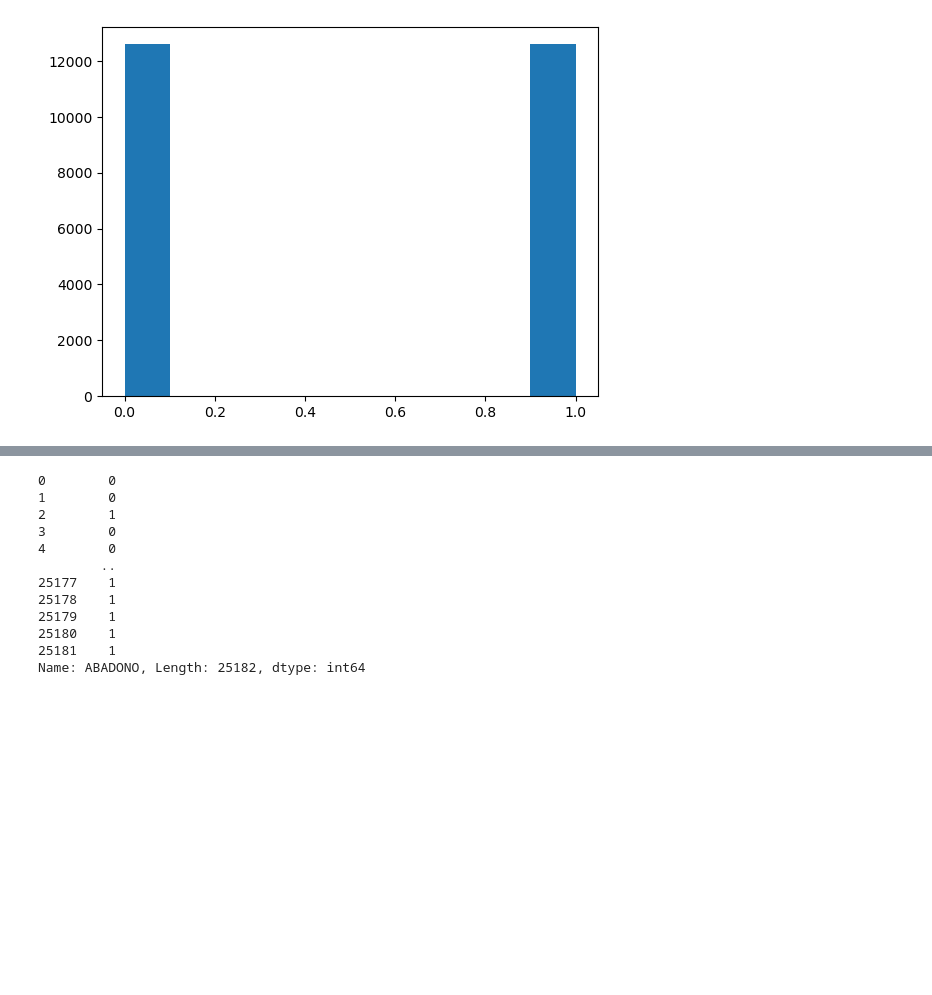
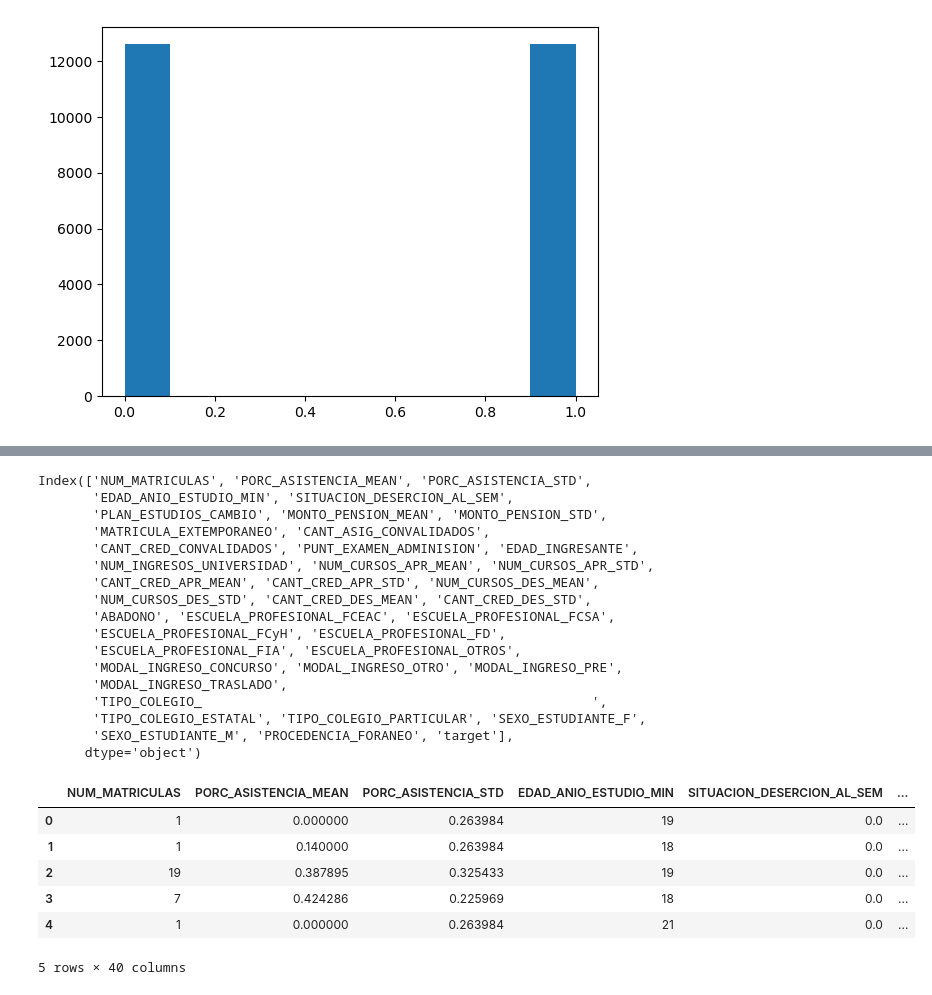
Before and after one commit to johnkbarrera/university-dropout, a Jupyter notebook: pre_processing.ipynb, the cells around one changed output, grey strips where cells are left out. Drawn from its saved outputs; the diff is of its cells as text; code cells hidden in the pictures; blank space fills up the shorter version.

```diff
--- a/pre_processing.ipynb
+++ b/pre_processing.ipynb
@@ -346,3 +291,28 @@ del data['DEPARTAMENTO_NACIMIENTO']
+# %%
+
+def definir_modalidad_ingreso(x):
+# {'                                                  ',
+#  'ADJUDICACIONES',
+#  'ALUMNO LIBRE',
+#  'MOVILIDAD EXTERNA',
+#  'PERSONAS EN CONDICIÓN DE DISCAPACIDAD',
+#  'TERCIO SUPERIOR DE MERITO ACADÉMICO DE COLEGIOS DE',
+#  'TITULADOS DE INSTITUTOS SUPERIORES',
+#  'sin especificar'}
+
+  if x in ['CONCURSO DE ADMISIÓN PARA ESTUDIANTES 5TO SECUNDAR', 'CONCURSO ORDINARIO DE ADMISIÓN ',
+           'DEPORTISTAS DESTACADOS','GRADUADOS O TITULADOS UNIVERSITARIOS', 'COLEGIOS DE ALTO RENDIMIENTO ACADEMICO',
+           'PRIMEROS PUESTOS DE EDUCACIÓN SECUNDARIA DE CUSCO',]:
+    return 'CONCURSO'
+  elif x in ['CICLO DE NIVELACION', 'CICLO PRE UNIVERSITARIO EXTRAORDINARIO', 'CICLO PRE UNIVERSITARIO ORDINARIO']:
+    return 'TRASLADO'
+  elif x in ['TRASLADOS EXTERNOS', 'TRASLADOS INTERNOS', 'TRASLADOS INTERNOS EN FACULTAD', 'MOVILIDAD EXTERNA']:
+    return 'PRE'
+  else:
+    return 'OTRO'
+
+
+data['MODAL_INGRESO'] = data['MODAL_INGRESO'].apply(lambda x: definir_modalidad_ingreso(x))
 # %% [markdown]
 ### Preparación de datos
 # %% [markdown]
@@ -709,16 +679,34 @@ Index(['NUM_MATRICULAS', 'PORC_ASISTENCIA_MEAN', 'PORC_ASISTENCIA_STD',
       dtype='object')
 # %%
-y_resampled
+X_resampled['target'] = y_resampled
+X_resampled.to_csv('data/model_imput.csv', index=False)
+
+X_resampled.columns
 # %% [output]
-0        0
-1        0
-2        1
-3        0
-4        0
-        ..
-25177    1
-25178    1
-25179    1
-25180    1
-25181    1
-Name: ABADONO, Length: 25182, dtype: int64
+Index(['NUM_MATRICULAS', 'PORC_ASISTENCIA_MEAN', 'PORC_ASISTENCIA_STD',
+       'EDAD_ANIO_ESTUDIO_MIN', 'SITUACION_DESERCION_AL_SEM',
+       'PLAN_ESTUDIOS_CAMBIO', 'MONTO_PENSION_MEAN', 'MONTO_PENSION_STD',
+       'MATRICULA_EXTEMPORANEO', 'CANT_ASIG_CONVALIDADOS',
+       'CANT_CRED_CONVALIDADOS', 'PUNT_EXAMEN_ADMINISION', 'EDAD_INGRESANTE',
+       'NUM_INGRESOS_UNIVERSIDAD', 'NUM_CURSOS_APR_MEAN', 'NUM_CURSOS_APR_STD',
+       'CANT_CRED_APR_MEAN', 'CANT_CRED_APR_STD', 'NUM_CURSOS_DES_MEAN',
+       'NUM_CURSOS_DES_STD', 'CANT_CRED_DES_MEAN', 'CANT_CRED_DES_STD',
+       'ABADONO', 'ESCUELA_PROFESIONAL_FCEAC', 'ESCUELA_PROFESIONAL_FCSA',
+       'ESCUELA_PROFESIONAL_FCyH', 'ESCUELA_PROFESIONAL_FD',
+       'ESCUELA_PROFESIONAL_FIA', 'ESCUELA_PROFESIONAL_OTROS',
+       'MODAL_INGRESO_CONCURSO', 'MODAL_INGRESO_OTRO', 'MODAL_INGRESO_PRE',
+       'MODAL_INGRESO_TRASLADO',
+       'TIPO_COLEGIO_                                                  ',
+       'TIPO_COLEGIO_ESTATAL', 'TIPO_COLEGIO_PARTICULAR', 'SEXO_ESTUDIANTE_F',
+       'SEXO_ESTUDIANTE_M', 'PROCEDENCIA_FORANEO', 'target'],
+      dtype='object')
+# %%
+X_resampled.head()
+# %% [output]
+|  | NUM_MATRICULAS | PORC_ASISTENCIA_MEAN | PORC_ASISTENCIA_STD | EDAD_ANIO_ESTUDIO_MIN | SITUACION_DESERCION_AL_SEM | ... |
+| 0 | 1 | 0.000000 | 0.263984 | 19 | 0.0 | ... |
+| 1 | 1 | 0.140000 | 0.263984 | 18 | 0.0 | ... |
+| 2 | 19 | 0.387895 | 0.325433 | 19 | 0.0 | ... |
+| 3 | 7 | 0.424286 | 0.225969 | 18 | 0.0 | ... |
+| 4 | 1 | 0.000000 | 0.263984 | 21 | 0.0 | ... |
+5 rows × 40 columns
```
Also changed, not shown: parts of 4 cells of this notebook, 3 other files.
